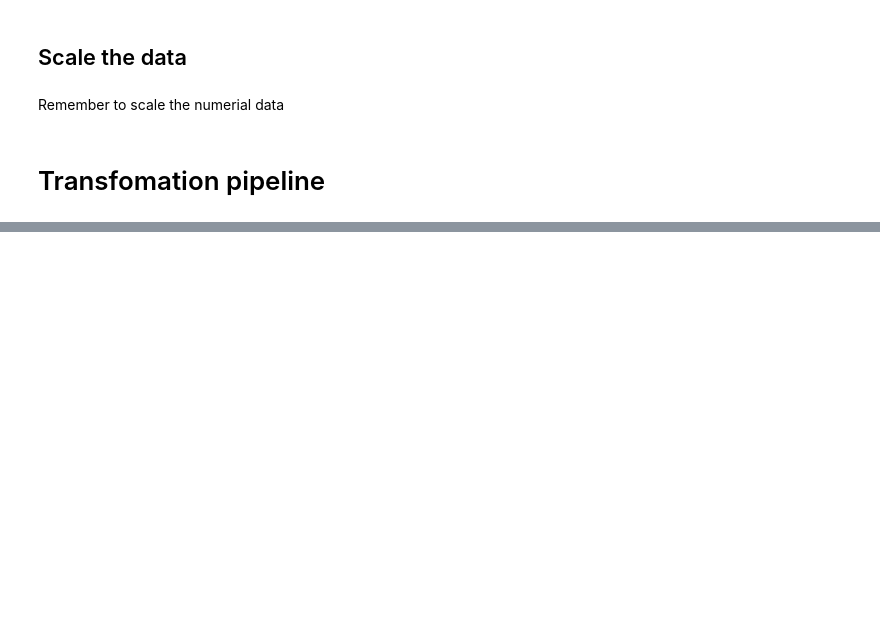
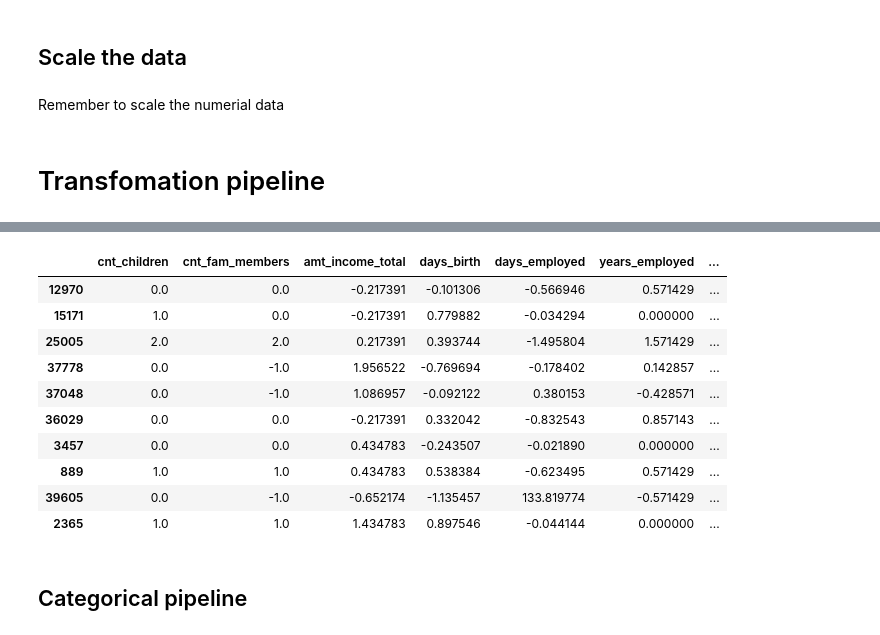
Before and after one commit to alexgastone/credit_risk_prediction, a Jupyter notebook: EDA_Preprocessing.ipynb, the cells around one changed output, grey strips where cells are left out. Drawn from its saved outputs; the diff is of its cells as text; code cells hidden in the pictures; blank space fills up the shorter version.

```diff
--- a/EDA_Preprocessing.ipynb
+++ b/EDA_Preprocessing.ipynb
@@ -573,0 +550,5 @@ X_train_prepared = full_pipeline.fit_transform(X_train)
+# %%
+# recalculate indexes of days birth and days employed in numerical subset of Xtrain
+
+col_dates_names = "days_birth", "days_employed"
+birth_ix, employed_ix = [X_train_num.columns.get_loc(c) for c in col_dates_names]
@@ -573,0 +577,26 @@ X_train_prepared = full_pipeline.fit_transform(X_train)
+# %%
+# note: use iloc slicing if using transformer in Pipeline
+
+class AddYearsDf(BaseEstimator, TransformerMixin):
+    def __init__(self, add_bool = True, unemployed_transf = True):
+        self.add_bool = add_bool
+        self.unemployed_transf = unemployed_transf
+
+    def fit(self, X, y=None):
+        return self
+
+    def transform(self, X):
+        years_birth = (-(X.iloc[:, birth_ix]/365)).astype(int)
+        years_employed = (-X.iloc[:, employed_ix]/365).astype(int)
+
+        if self.unemployed_transf:
+            years_employed = np.array(list(map(lambda x: x if x>=0 else 0, years_employed)))
+
+        if self.add_bool:
+            employed = (years_employed>0).astype(int)
+            return np.c_[X, years_employed, years_birth, employed]
+        else:
+            return np.c_[X, years_employed, years_birth]
+
+    def get_feature_names(self):
+        return np.array(list(X.columns)+["years_employed", "years_birth","is_employed"], dtype=object)
@@ -573,0 +605,10 @@ X_train_prepared = full_pipeline.fit_transform(X_train)
+# %%
+from sklearn.preprocessing import RobustScaler
+# Robust scaler, more robust to outliers when scaling
+
+num_pipeline = Pipeline([
+        ('add_dates', AddYearsDf(add_bool=True, unemployed_transf=True)),
+        ('std_scaler', RobustScaler())
+    ])
+
+X_train_num_transf = num_pipeline.fit_transform(X_train_num)
@@ -573,0 +624,17 @@ X_train_prepared = full_pipeline.fit_transform(X_train)
+# %%
+X_train_num_transf2 = pd.DataFrame(X_train_num_transf, columns=list(X_train_num.columns)+["years_employed", "years_birth","is_employed"],index=X_train_num.index)
+X_train_num_transf2.head(10)
+# %% [output]
+|  | cnt_children | cnt_fam_members | amt_income_total | days_birth | days_employed | years_employed | ... |
+| 12970 | 0.0 | 0.0 | -0.217391 | -0.101306 | -0.566946 | 0.571429 | ... |
+| 15171 | 1.0 | 0.0 | -0.217391 | 0.779882 | -0.034294 | 0.000000 | ... |
+| 25005 | 2.0 | 2.0 | 0.217391 | 0.393744 | -1.495804 | 1.571429 | ... |
+| 37778 | 0.0 | -1.0 | 1.956522 | -0.769694 | -0.178402 | 0.142857 | ... |
+| 37048 | 0.0 | -1.0 | 1.086957 | -0.092122 | 0.380153 | -0.428571 | ... |
+| 36029 | 0.0 | 0.0 | -0.217391 | 0.332042 | -0.832543 | 0.857143 | ... |
+| 3457 | 0.0 | 0.0 | 0.434783 | -0.243507 | -0.021890 | 0.000000 | ... |
+| 889 | 1.0 | 1.0 | 0.434783 | 0.538384 | -0.623495 | 0.571429 | ... |
+| 39605 | 0.0 | -1.0 | -0.652174 | -1.135457 | 133.819774 | -0.571429 | ... |
+| 2365 | 1.0 | 1.0 | 1.434783 | 0.897546 | -0.044144 | 0.000000 | ... |
+# %% [markdown]
+## Categorical pipeline
```
Also changed, not shown: parts of 44 cells of this notebook.
